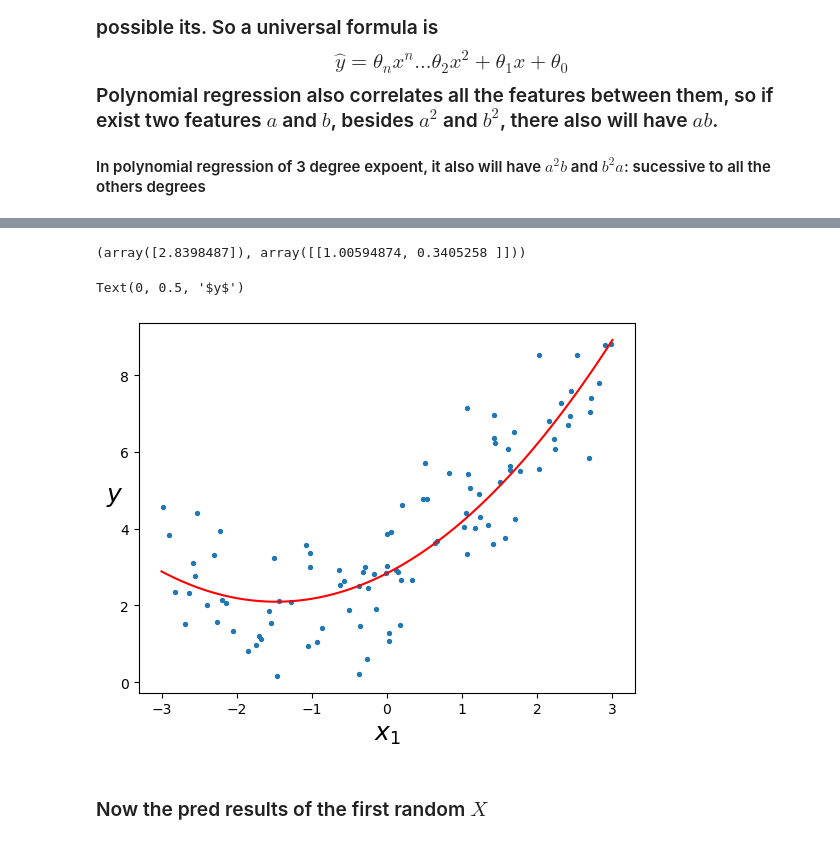
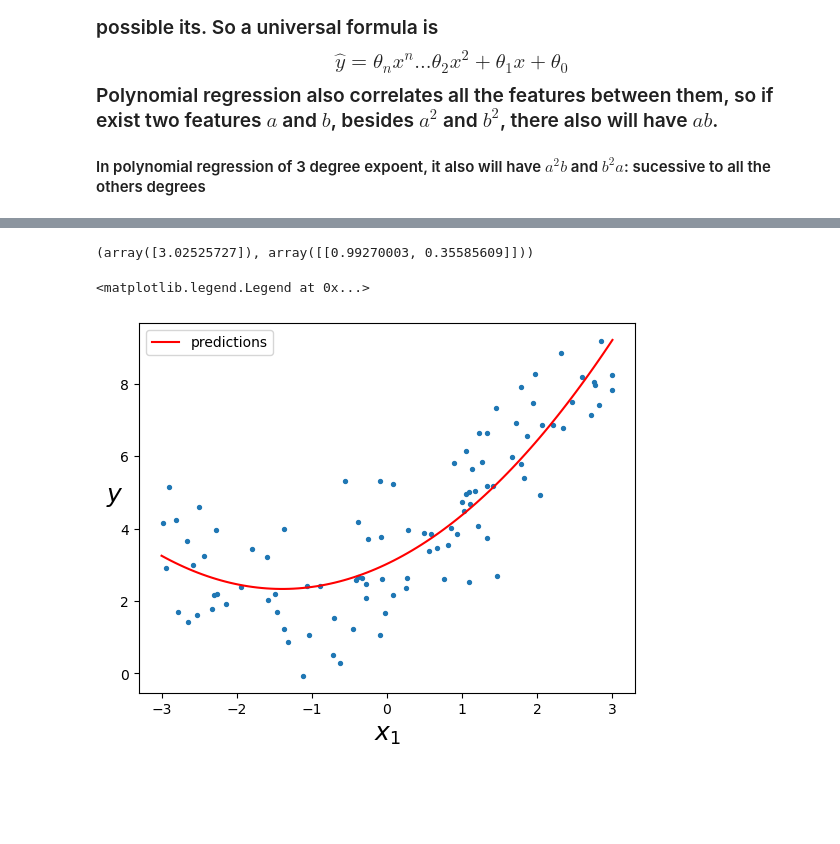
Before and after one commit to ArthasCode/MachineLearning, a Jupyter notebook: chapter_4/mathematic.ipynb, the cells around one changed output, grey strips where cells are left out. Cells and saved outputs as stored; diff of their text form; code cells hidden in the pictures; blank space fills up the shorter version.

```diff
--- a/chapter_4/mathematic.ipynb
+++ b/chapter_4/mathematic.ipynb
@@ -149,7 +149,7 @@ sgd_reg.intercept_, sgd_reg.coef_ # same as theta
 # %%
 m = 100
 X = 6 * np.random.rand(m, 1) - 3
-y = 0.5**X + 2*X + 2 + np.random.randn(m, 1)
+y = 0.5 * X ** 2 + 2*X + 2 + np.random.randn(m, 1)
 # %%
 plt.scatter(X, y, 8)
 plt.xlabel("$x_1$", fontsize=18)
@@ -170,19 +170,17 @@ lin_reg = LinearRegression()
 lin_reg.fit(X_poly, y)
 lin_reg.intercept_, lin_reg.coef_
 # %% [output]
-(array([2.8398487]), array([[1.00594874, 0.3405258 ]]))
+(array([3.02525727]), array([[0.99270003, 0.35585609]]))
 # %%
 X_new=np.linspace(-3, 3, 100).reshape(100, 1)
 X_new_poly = poly_features.transform(X_new)
 y_new = lin_reg.predict(X_new_poly)
-y_pred = lin_reg.predict(X_poly)
 
 plt.scatter(X, y, 8)
-plt.plot(X_new, y_new,"r-")
+plt.plot(X_new, y_new, "r-", label="predictions")
 plt.xlabel("$x_1$", fontsize=18)
 plt.ylabel("$y$", rotation=0, fontsize=18)
+plt.legend(loc="upper left")
 # %% [output]
-Text(0, 0.5, '$y$')
+<matplotlib.legend.Legend at 0x...>
-[figure, old version]
+[figure, new version]
-# %% [markdown]
-### Now the pred results of the first random $X$
```
Also changed, not shown: parts of 14 cells of this notebook, 1 other file.
